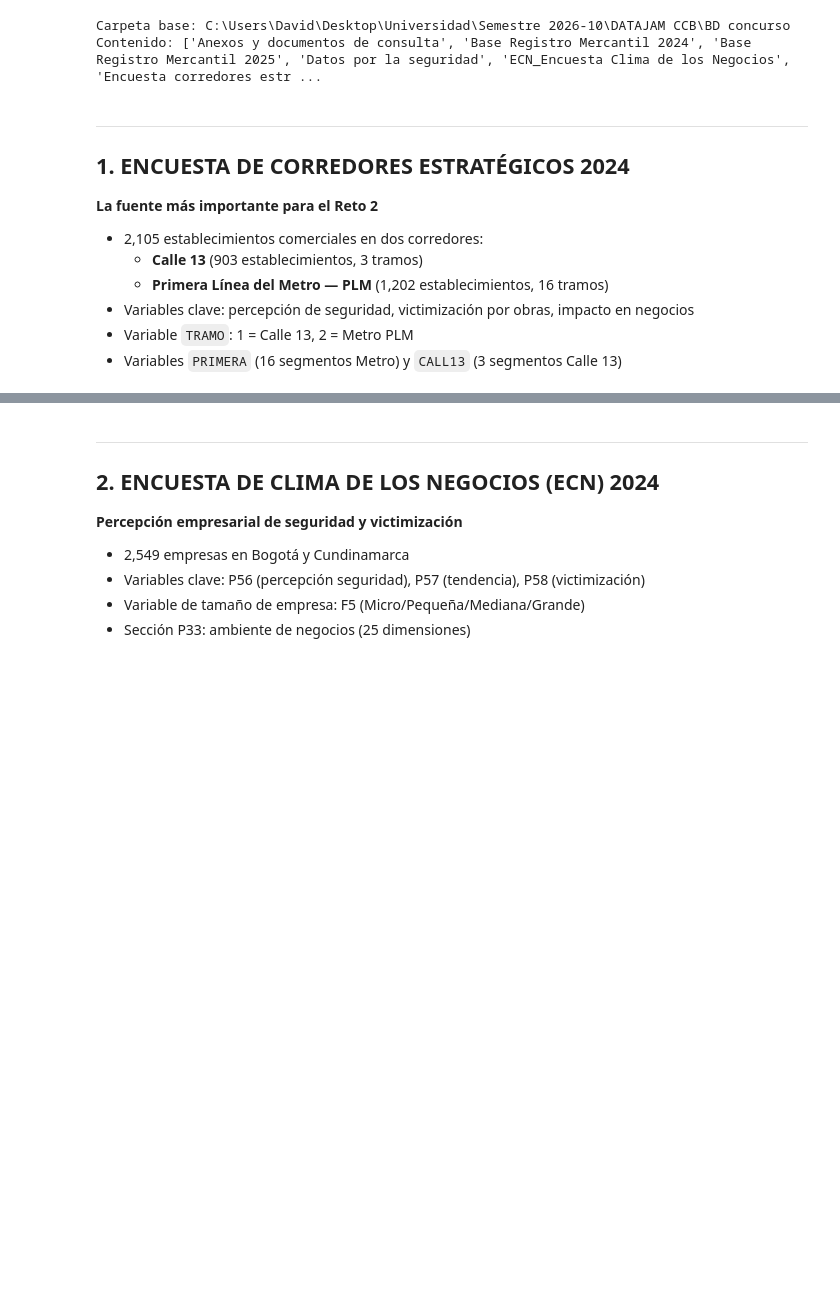
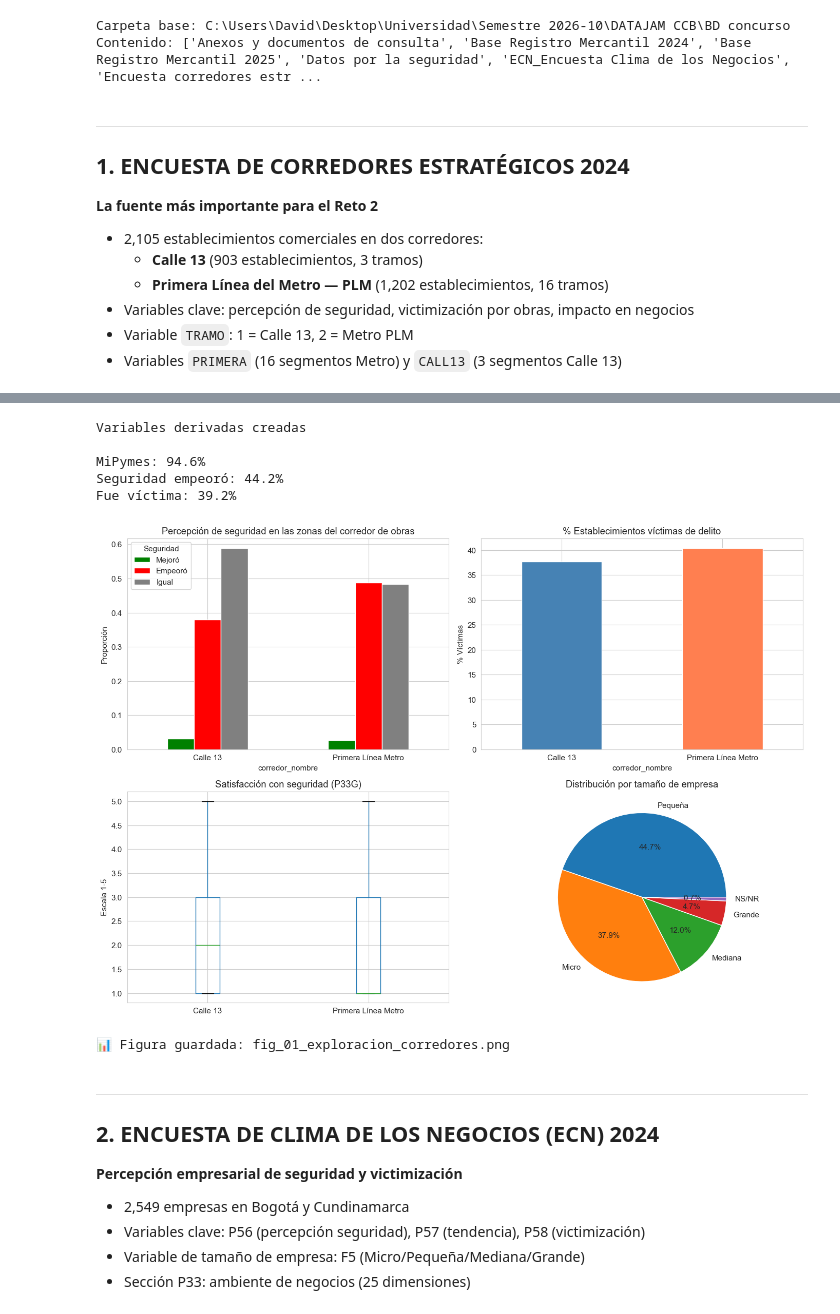
Before and after one commit to darc-17/DATAJAM-CCB, a Jupyter notebook: Códigos Santiago/01_limpieza_carga_datos.ipynb, the cells around one changed output, grey strips where cells are left out. Drawn from its saved outputs; the diff is of its cells as text; code cells hidden in the pictures; blank space fills up the shorter version.

```diff
--- a/Códigos Santiago/01_limpieza_carga_datos.ipynb
+++ b/Códigos Santiago/01_limpieza_carga_datos.ipynb
@@ -320,29 +243,29 @@ dtype: int64
 # =============================================================================
 
 # Etiquetas legibles para corredores
-corredores['corredor_nombre'] = corredores['tramo'].map({
+corredores['corredor_nombre'] = corredores['TRAMO'].map({
     1: 'Calle 13',
     2: 'Primera Línea Metro'
 })
 
 # Tamaño de empresa (MiPyme)
-corredores['tamano_empresa'] = corredores['tamano_empresa_cod'].map({
+corredores['tamano_empresa'] = corredores['F6'].map({
     1: 'Micro',
     2: 'Pequeña',
     3: 'Mediana',
-    4: 'Grande'
+    4: 'Grande',
+    92: 'NS/NR'
 })
 
 # Es MiPyme? (Micro, Pequeña o Mediana)
-corredores['es_mipyme'] = corredores['tamano_empresa_cod'].isin([1, 2, 3]).astype(int)
+corredores['es_mipyme'] = corredores['F6'].isin([1, 2, 3]).astype(int)
 
 # Seguridad empeoró (dummy)
 # seg_cambio: 1=Mejoró, 2=Empeoró, 3=Igual
-corredores['seguridad_empeoro'] = (corredores['seg_cambio'] == 2).astype(int)
-corredores['seguridad_mejoro'] = (corredores['seg_cambio'] == 1).astype(int)
+corredores['seguridad_empeoro'] = (corredores['P43'] == 2).astype(int)
 
 # Fue víctima de algún delito (cualquiera de las columnas vic_* excepto vic_ninguno)
-cols_victima = [c for c in vars_victimizacion if c != 'vic_ninguno']
+cols_victima = [c for c in vars_victimizacion if c != 'P44_8']
 corredores['fue_victima'] = corredores[cols_victima].apply(
     lambda row: 1 if row.sum() > 0 else 0, axis=1
 )
@@ -350,10 +273,16 @@ corredores['fue_victima'] = corredores[cols_victima].apply(
 # Índice de satisfacción con el entorno (promedio de satisf_*)
 corredores['indice_satisfaccion'] = corredores[vars_satisfaccion].mean(axis=1)
 
-print("✅ Variables derivadas creadas")
+print("Variables derivadas creadas")
 print(f"\nMiPymes: {corredores['es_mipyme'].mean()*100:.1f}%")
 print(f"Seguridad empeoró: {corredores['seguridad_empeoro'].mean()*100:.1f}%")
 print(f"Fue víctima: {corredores['fue_victima'].mean()*100:.1f}%")
+# %% [output]
+Variables derivadas creadas
+
+MiPymes: 94.6%
+Seguridad empeoró: 44.2%
+Fue víctima: 39.2%
 # %%
 # =============================================================================
 # 1.6 Visualización exploratoria rápida
@@ -367,38 +296,41 @@ seg_corredor = corredores.groupby('corredor_nombre')['P43'].value_counts(normali
 seg_labels = {1: 'Mejoró', 2: 'Empeoró', 3: 'Igual'}
 seg_corredor = seg_corredor.rename(columns=seg_labels)
 seg_corredor.plot(kind='bar', ax=ax1, color=['green', 'red', 'gray'])
-ax1.set_title('Percepción de seguridad desde inicio de obras')
+ax1.set_title('Percepción de seguridad en las zonas del corredor de obras')
 ax1.set_ylabel('Proporción')
 ax1.set_xticklabels(ax1.get_xticklabels(), rotation=0)
 ax1.legend(title='Seguridad')
 
 # 2. Victimización por corredor
 ax2 = axes[0, 1]
 vic_corredor = corredores.groupby('corredor_nombre')['fue_victima'].mean() * 100
 vic_corredor.plot(kind='bar', ax=ax2, color=['steelblue', 'coral'])
 ax2.set_title('% Establecimientos víctimas de delito')
 ax2.set_ylabel('% Víctimas')
 ax2.set_xticklabels(ax2.get_xticklabels(), rotation=0)
 
 # 3. Satisfacción con seguridad (P33G) por corredor
 ax3 = axes[1, 0]
 if 'P33G' in corredores.columns:
     corredores.boxplot(column='P33G', by='corredor_nombre', ax=ax3)
     ax3.set_title('Satisfacción con seguridad (P33G)')
     ax3.set_ylabel('Escala 1-5')
     ax3.set_xlabel('')
     plt.suptitle('')  # Quitar título automático de boxplot
 
 # 4. Distribución por tamaño de empresa
 ax4 = axes[1, 1]
 corredores['tamano_empresa'].value_counts().plot(kind='pie', ax=ax4, autopct='%1.1f%%')
 ax4.set_title('Distribución por tamaño de empresa')
 ax4.set_ylabel('')
 
 plt.tight_layout()
 plt.savefig('fig_01_exploracion_corredores.png', dpi=150, bbox_inches='tight')
 plt.show()
 print("📊 Figura guardada: fig_01_exploracion_corredores.png")
+# %% [output]
+[figure, added]
+📊 Figura guardada: fig_01_exploracion_corredores.png
 # %% [markdown]
 ---
 ## 2. ENCUESTA DE CLIMA DE LOS NEGOCIOS (ECN) 2024
```
Also changed, not shown: parts of 5 cells of this notebook, 1 other file.
